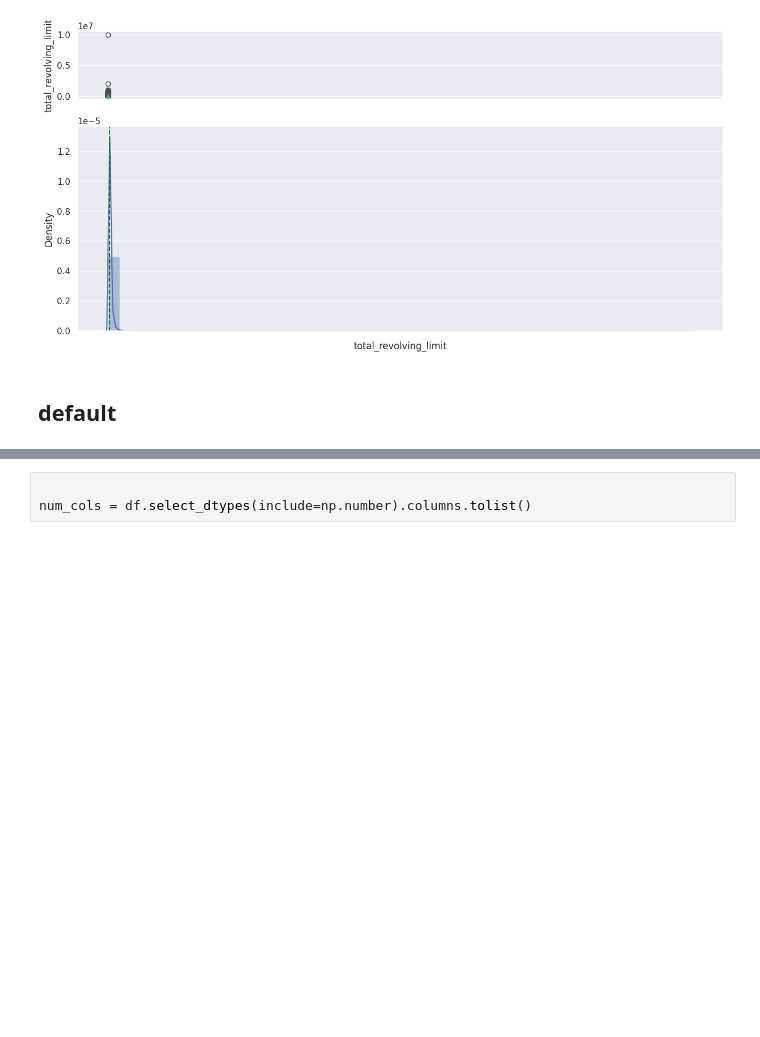
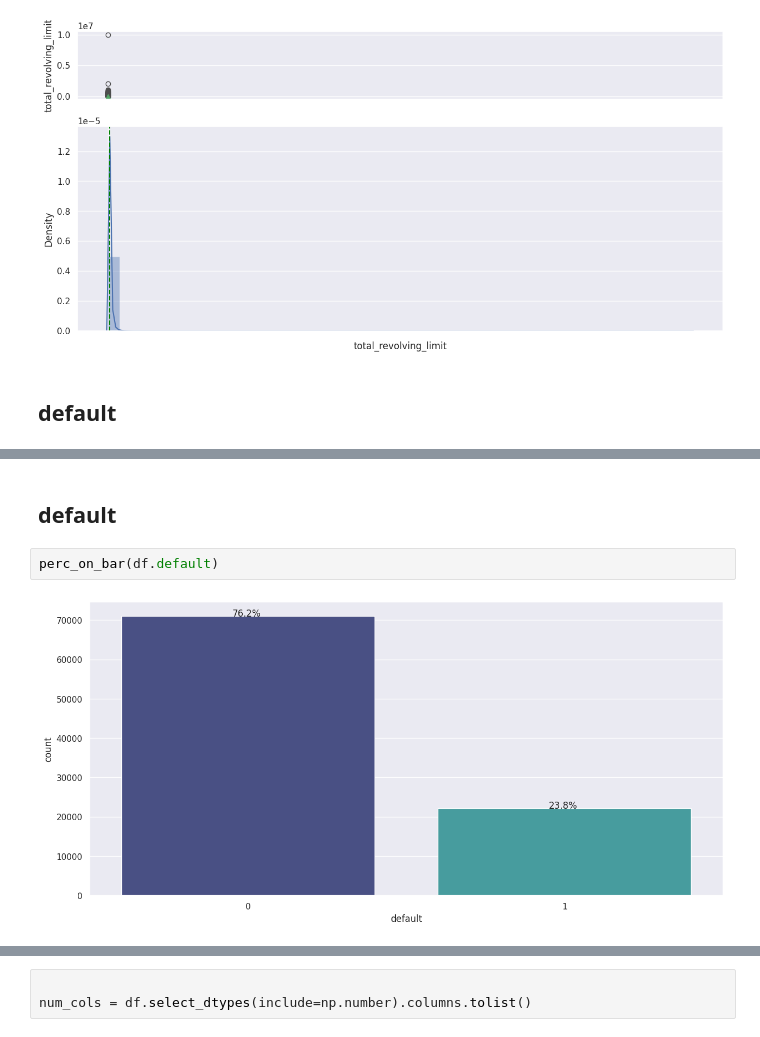
Before and after one commit to 8946-art/Boosting_eVISA_Business-Application, a Jupyter notebook: NBFC Loan Default.ipynb, the cells around one changed output, grey strips where cells are left out. Cells and saved outputs as stored; diff of their text form; blank space fills up the shorter version.

```diff
--- a/NBFC Loan Default.ipynb
+++ b/NBFC Loan Default.ipynb
@@ -417,0 +422,6 @@ histogram_boxplot(df.total_revolving_limit)
+# %% [markdown]
+## default
+# %%
+perc_on_bar(df.default)
+# %% [output]
+[figure, added]
```
Also changed, not shown: parts of 45 cells of this notebook.
